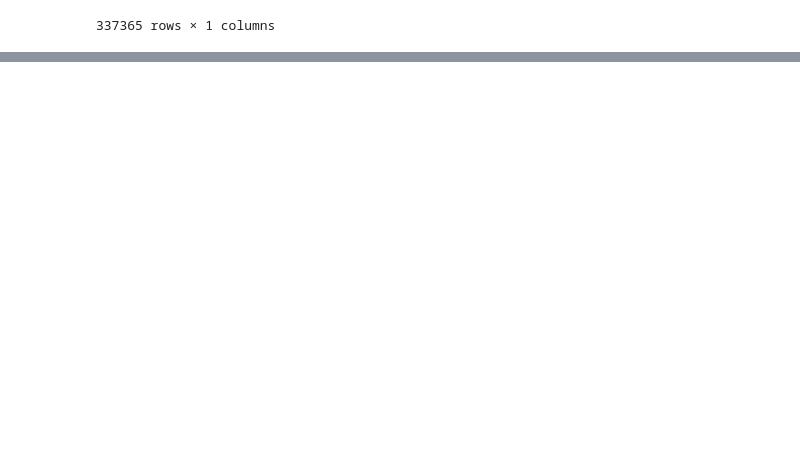
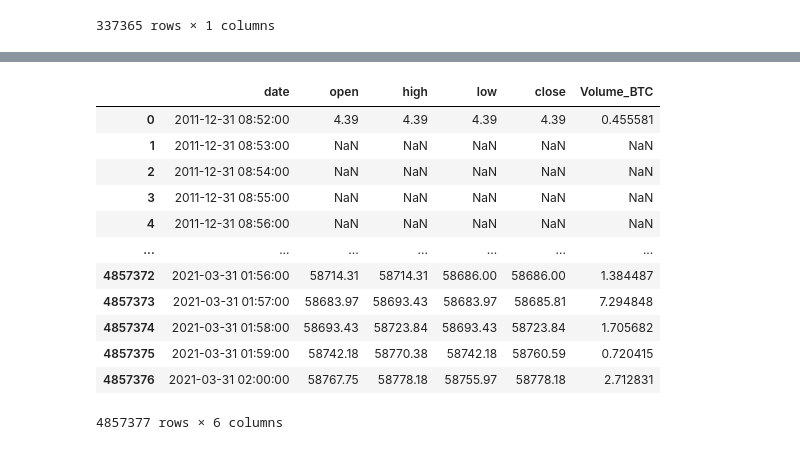
Before and after one commit to timjab92/cryptotrading-indicator, a Jupyter notebook: notebooks/Data_Colecting_Cleaning.ipynb, the cells around one changed output, grey strips where cells are left out. Cells and saved outputs as stored; diff of their text form; code cells hidden in the pictures; blank space fills up the shorter version.

```diff
--- a/notebooks/Data_Colecting_Cleaning.ipynb
+++ b/notebooks/Data_Colecting_Cleaning.ipynb
@@ -91,0 +98,14 @@ datetime.datetime(2011, 12, 31, 8, 52)
+# %%
+df_1.drop(columns=["Volume_(Currency)","Weighted_Price"], inplace=True)
+# %%
+df_1.rename(columns={"Timestamp": "date",
+                     "Open": "open",
+                     "High":"high",
+                     "Low":"low",
+                     "Close":"close",
+                     "Volume_(BTC)":"Volume_BTC"},
+            inplace=True
+                     )
+# %%
+for row in range(len(df_1["date"])):
+    df_1["date"][row]=datetime.fromtimestamp(df_1["date"][row])
@@ -91,0 +127,16 @@ datetime.datetime(2011, 12, 31, 8, 52)
+# %%
+df_1
+# %% [output]
+|  | date | open | high | low | close | Volume_BTC |
+| 0 | 2011-12-31 08:52:00 | 4.39 | 4.39 | 4.39 | 4.39 | 0.455581 |
+| 1 | 2011-12-31 08:53:00 | NaN | NaN | NaN | NaN | NaN |
+| 2 | 2011-12-31 08:54:00 | NaN | NaN | NaN | NaN | NaN |
+| 3 | 2011-12-31 08:55:00 | NaN | NaN | NaN | NaN | NaN |
+| 4 | 2011-12-31 08:56:00 | NaN | NaN | NaN | NaN | NaN |
+| ... | ... | ... | ... | ... | ... | ... |
+| 4857372 | 2021-03-31 01:56:00 | 58714.31 | 58714.31 | 58686.00 | 58686.00 | 1.384487 |
+| 4857373 | 2021-03-31 01:57:00 | 58683.97 | 58693.43 | 58683.97 | 58685.81 | 7.294848 |
+| 4857374 | 2021-03-31 01:58:00 | 58693.43 | 58723.84 | 58693.43 | 58723.84 | 1.705682 |
+| 4857375 | 2021-03-31 01:59:00 | 58742.18 | 58770.38 | 58742.18 | 58760.59 | 0.720415 |
+| 4857376 | 2021-03-31 02:00:00 | 58767.75 | 58778.18 | 58755.97 | 58778.18 | 2.712831 |
+4857377 rows × 6 columns
```
Also changed, not shown: parts of 40 cells of this notebook.
